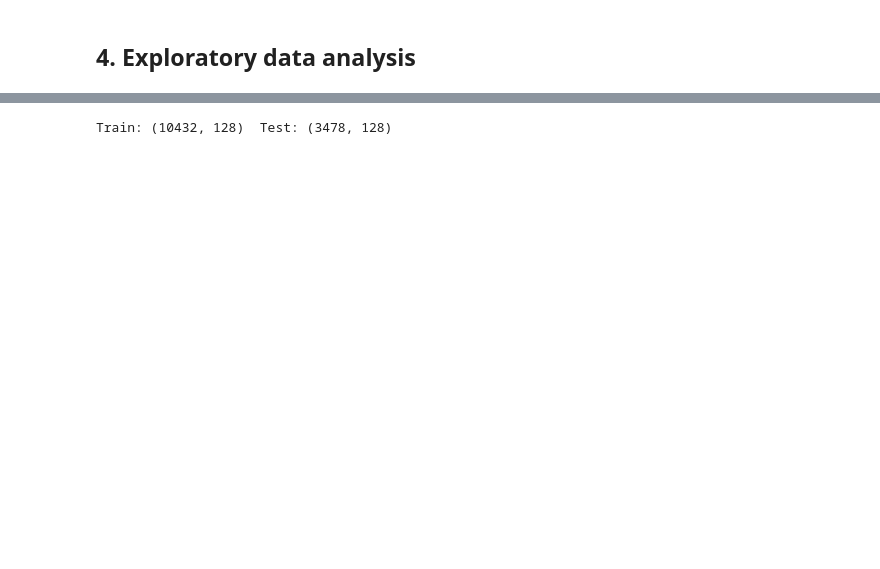
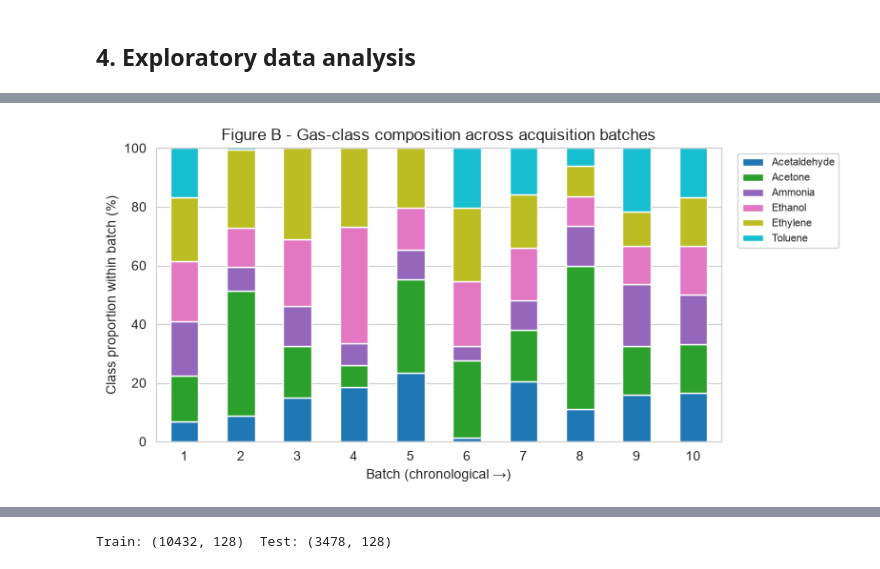
Before and after one commit to IT21361036/FML-Assignment, a Jupyter notebook: FML_Assignment.ipynb, the cells around one changed output, grey strips where cells are left out. Drawn from its saved outputs; the diff is of its cells as text; code cells hidden in the pictures; blank space fills up the shorter version.

```diff
--- a/FML_Assignment.ipynb
+++ b/FML_Assignment.ipynb
@@ -140,0 +193,10 @@ plt.tight_layout(); plt.show()
+# %%
+comp = (pd.crosstab(df["batch"], df["gas"], normalize="index") * 100)
+comp = comp[sorted(comp.columns)]
+comp.plot(kind="bar", stacked=True, figsize=(8, 4), colormap="tab10")
+plt.ylabel("Class proportion within batch (%)"); plt.xlabel("Batch (chronological \u2192)")
+plt.title("Figure B - Gas-class composition across acquisition batches")
+plt.legend(bbox_to_anchor=(1.02, 1), loc="upper left", fontsize=8); plt.xticks(rotation=0)
+plt.tight_layout(); plt.show()
+# %% [output]
+[figure, added]
```
Also changed, not shown: parts of 18 cells of this notebook.
